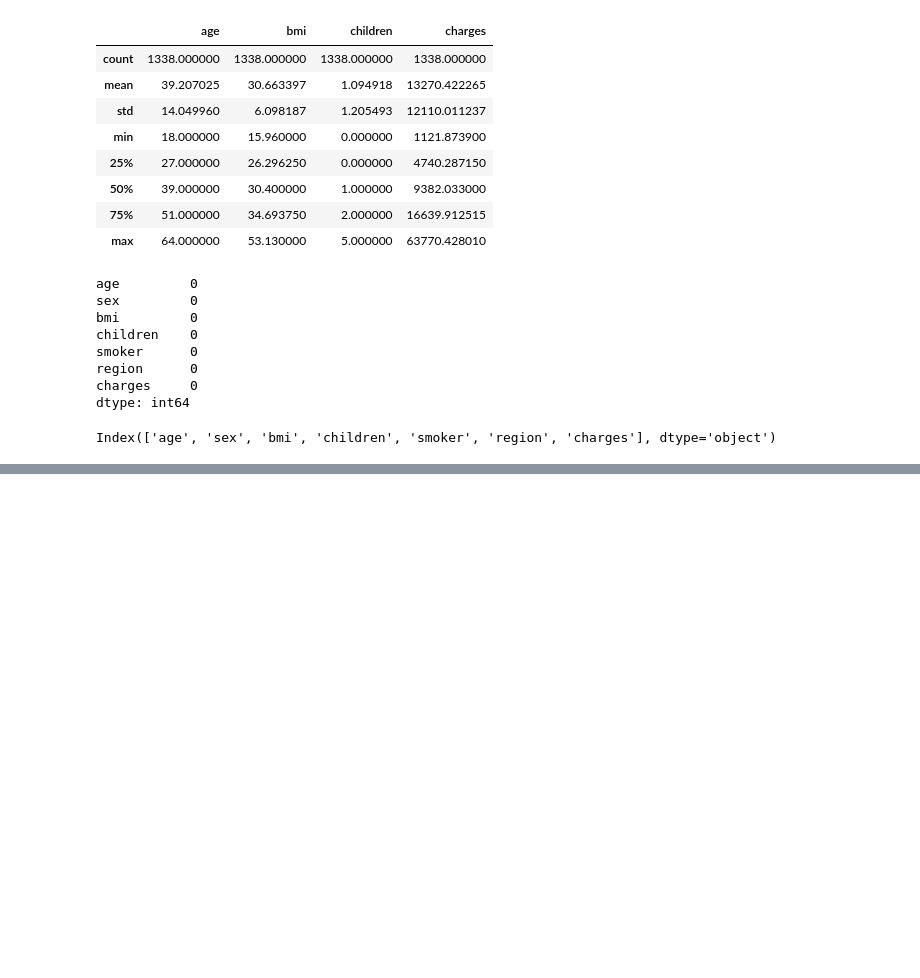
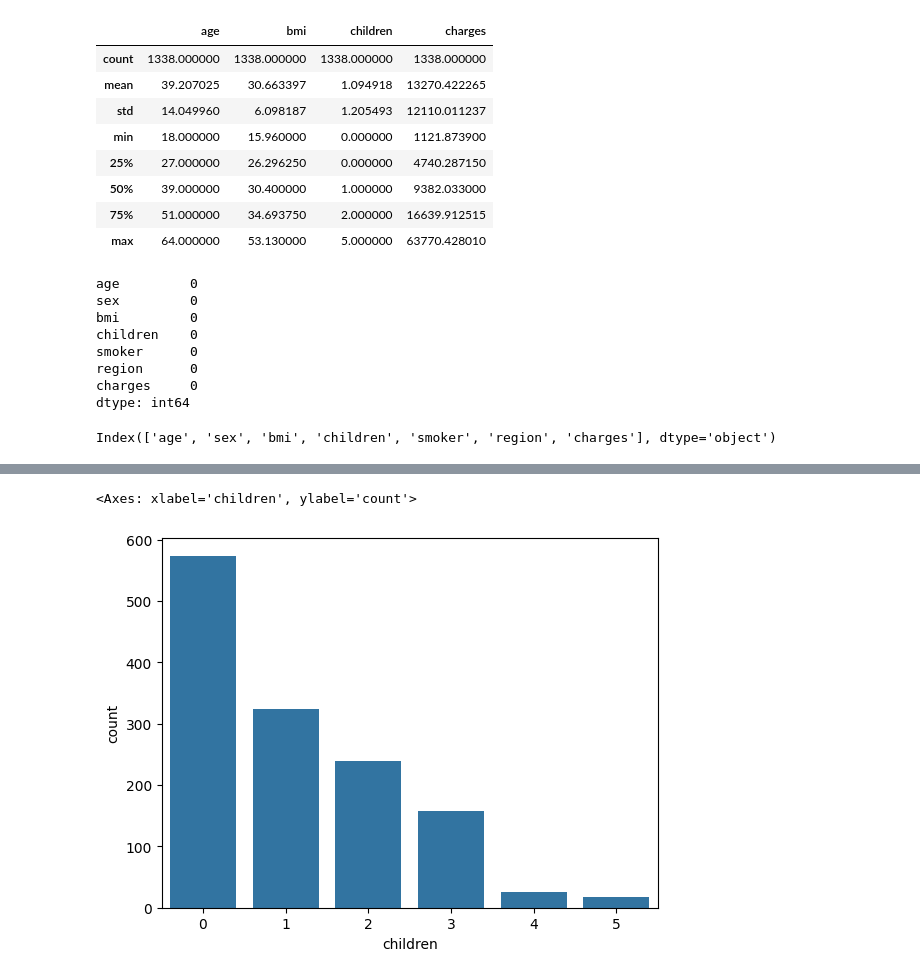
Before and after one commit to bishalstha-007/Machine_learning, a Jupyter notebook: project_3.ipynb, the cells around one changed output, grey strips where cells are left out. Cells and saved outputs as stored; diff of their text form; code cells hidden in the pictures; blank space fills up the shorter version.

```diff
--- a/project_3.ipynb
+++ b/project_3.ipynb
@@ -84,0 +95,5 @@ Index(['age', 'sex', 'bmi', 'children', 'smoker', 'region', 'charges'], dtype='o
+# %%
+sns.countplot(x = data["children"])
+# %% [output]
+<Axes: xlabel='children', ylabel='count'>
+[figure, added]
```
Also changed, not shown: parts of 1 cell of this notebook.
